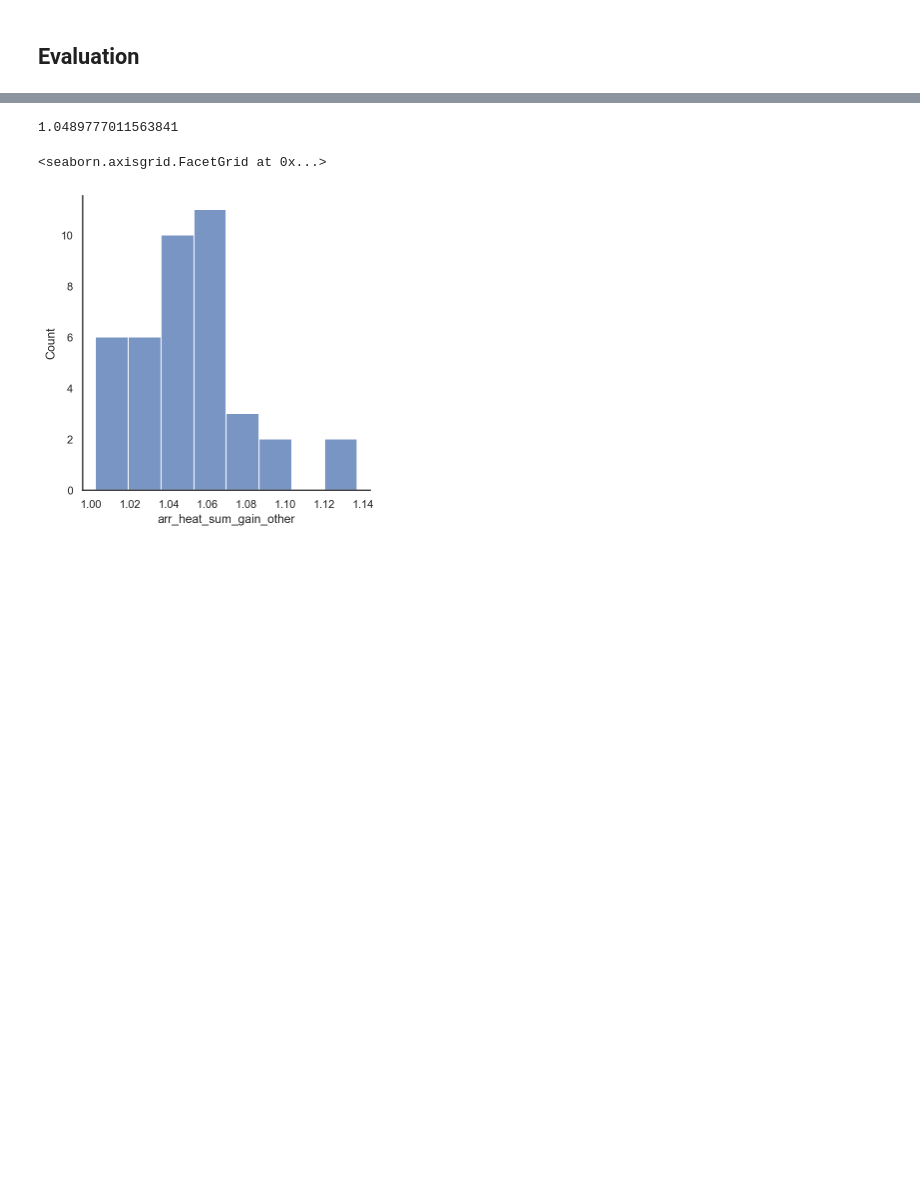
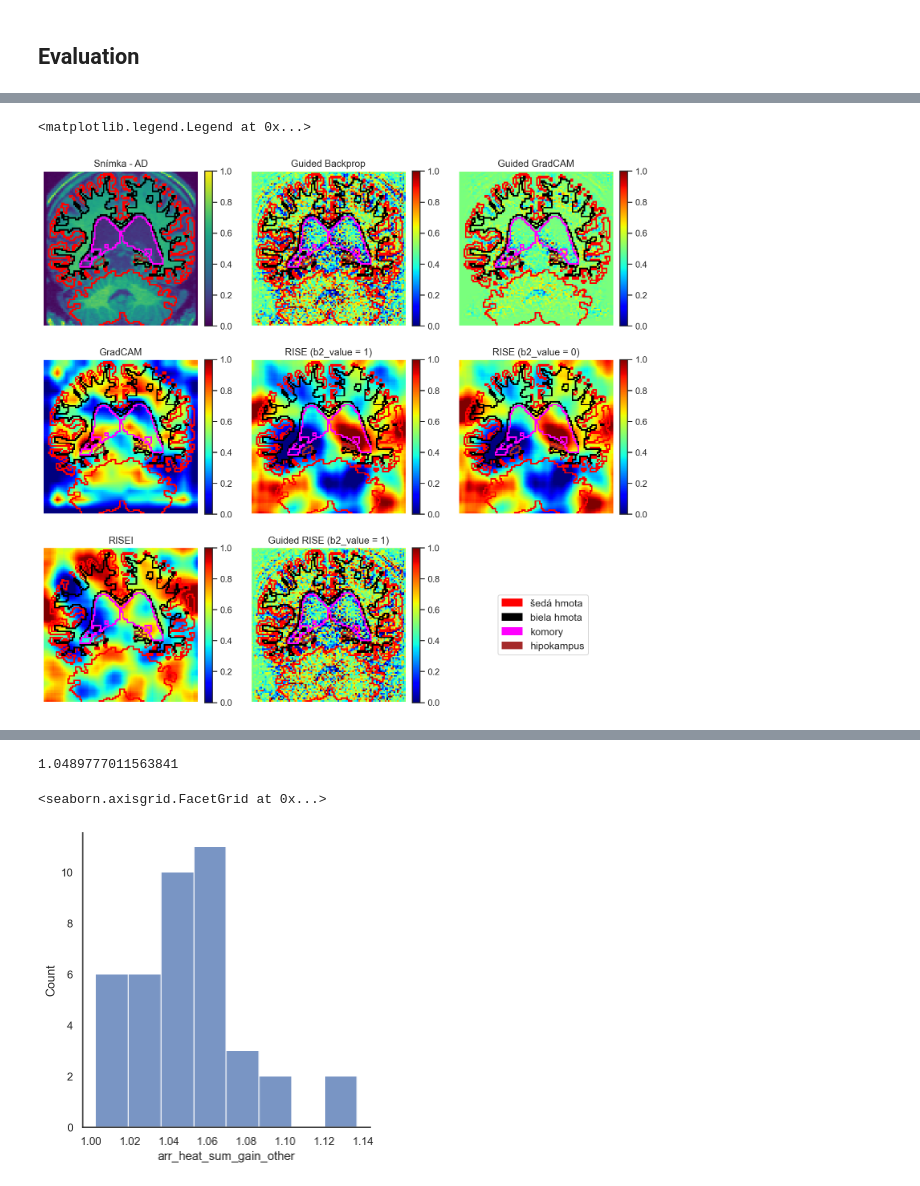
Before and after one commit to timzatko/dp, a Jupyter notebook: conda_notebooks/risei/evaluation_history_segmentation_masks.ipynb, the cells around one changed output, grey strips where cells are left out. Cells and saved outputs as stored; diff of their text form; code cells hidden in the pictures; blank space fills up the shorter version.

```diff
--- a/conda_notebooks/risei/evaluation_history_segmentation_masks.ipynb
+++ b/conda_notebooks/risei/evaluation_history_segmentation_masks.ipynb
@@ -362 +398,76 @@ evaluator.df[evaluator.df['arr_heat_sum_gain_other'] >= 1]
+# %%
+import tensorflow.keras.backend as K
+
+IMAGE_IDX = 4
+IMAGE_IDX = 9
+
+def norm(arr):
+    x = np.array(arr).copy()
+    x -= x.mean()
+    x /= (x.std() + K.epsilon())
+    x *= 0.25
+
+    # clip to [0, 1]
+    x += 0.5
+    x = np.clip(x, 0, 1)
+    return x
+
+def imshow(ax, eval_idx, img_idx, no_heatmap=False):
+    ax.set_axis_off()
+
+    seg_mask, seg_label, image_x, image_y, heatmap, image_y_pred = evaluators[eval_idx].images[img_idx]
+
+    if no_heatmap:
+        alpha = 1
+    else:
+        alpha = 0
+
+    return plot_segmentation(seg_mask, seg_label, image_x, image_y, norm(heatmap),
+                            dim_selector_factory(y=50), alpha=alpha, edges=True,
+                            show_image=True, show_heatmap=True, hmap_imshow=hmap_imshow_factory(False, colorbar=False),
+                            rotate_angle=2, legend=False, ax=ax)
+
+fig, axes = plt.subplots(ncols=3, nrows=3, figsize=(11, 10))
+fig.tight_layout()
+ax = axes.ravel()
+
+_, _, _, image_y, _, _ = evaluators[0].images[IMAGE_IDX]
+imshow(ax[0], 0, IMAGE_IDX, no_heatmap=True)
+diagnosis = 'AD' if image_y[0] else 'CN'
+ax[0].set_title(f'Snímka - {diagnosis}')
+
+imshow(ax[1], 0, IMAGE_IDX)
+ax[1].set_title(f'Guided Backprop')
+
+imshow(ax[2], 1, IMAGE_IDX)
+ax[2].set_title(f'Guided GradCAM')
+
+imshow(ax[3], 2, IMAGE_IDX)
+ax[3].set_title(f'GradCAM')
+
+imshow(ax[4], 3, IMAGE_IDX)
+ax[4].set_title(f'RISE (b2_value = 1)')
+
+imshow(ax[5], 4, IMAGE_IDX)
+ax[5].set_title(f'RISE (b2_value = 0)')
+
+_, handles = imshow(ax[6], 5, IMAGE_IDX)
+ax[6].set_title(f'RISEI')
+
+imshow(ax[7], 6, IMAGE_IDX)
+ax[7].set_title(f'Guided RISE (b2_value = 1)')
+
+ax[8].set_axis_off()
+
+norm = colors.Normalize(vmin=0, vmax=1, clip=False)
+fig.colorbar(cm.ScalarMappable(norm=norm, cmap='viridis'), fraction=0.046, pad=0.04, ax=ax[0])
+
+for idx in [1, 2, 3, 4, 5, 6, 7]:
+# for idx in [2, 4, 5]:
+    fig.colorbar(cm.ScalarMappable(norm=norm, cmap='jet'), fraction=0.046, pad=0.04, ax=ax[idx])
+
+ax[8].legend(handles=handles, loc='center', fontsize='small')
+# %% [output]
+<matplotlib.legend.Legend at 0x...>
+[figure, added]
 # %%
```
Also changed, not shown: parts of 15 cells of this notebook, 20 other files.
